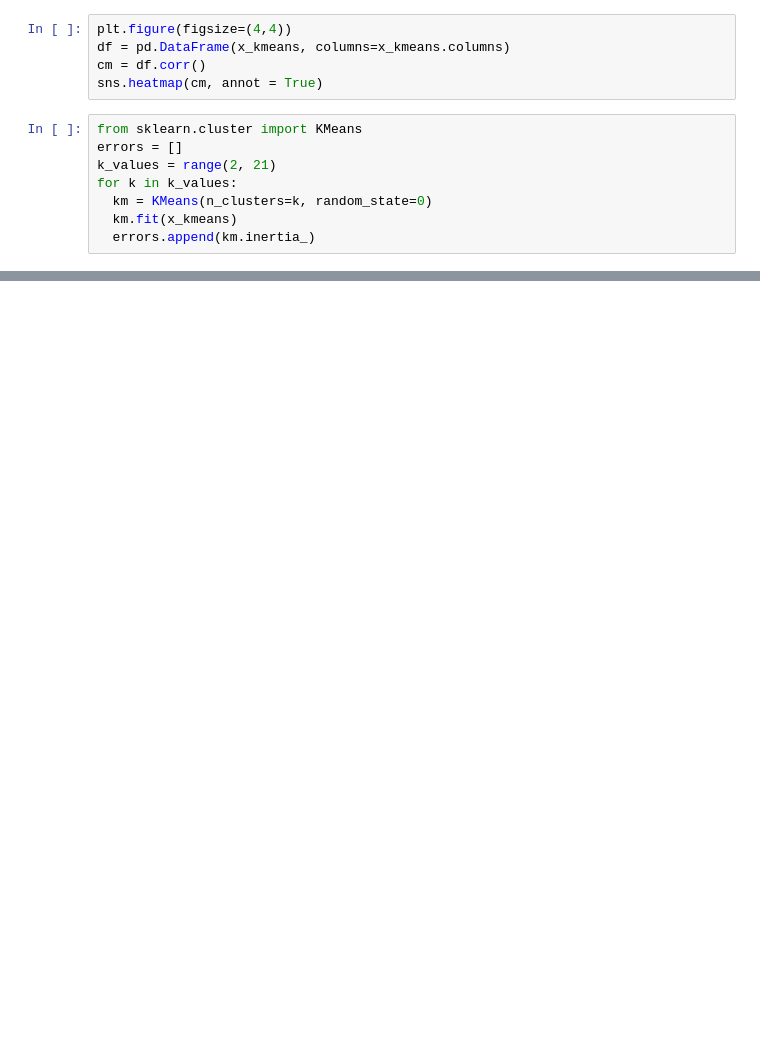
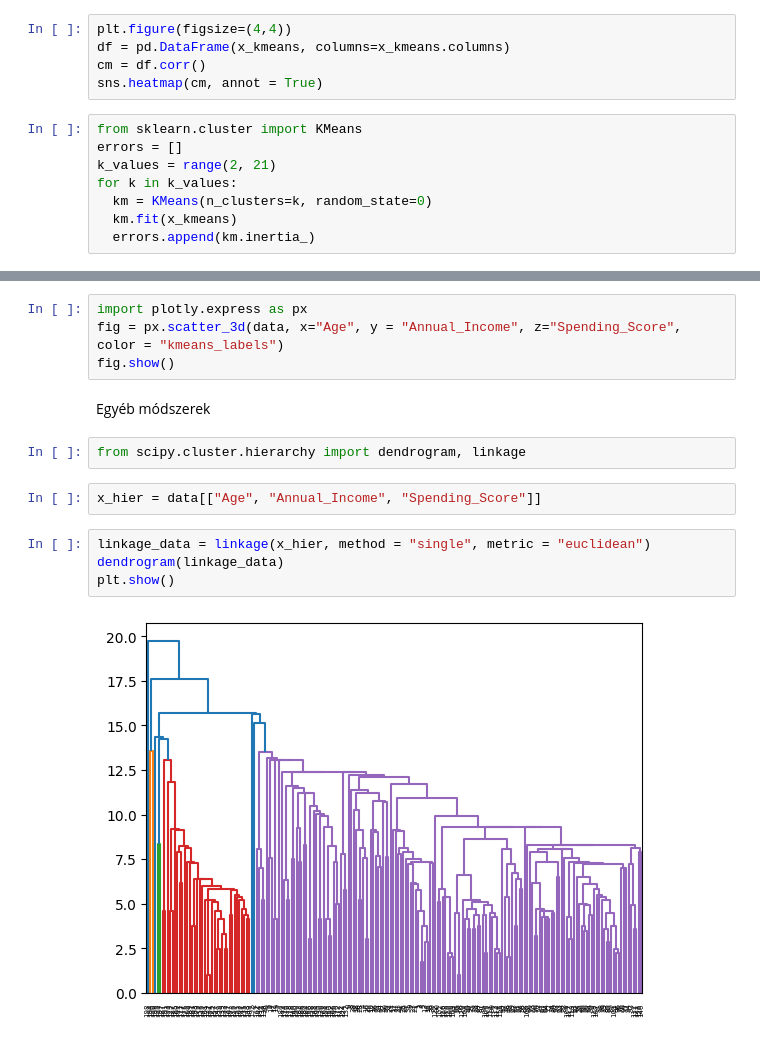
Before and after one commit to Indian1999/klaszterezes, a Jupyter notebook: Klaszterezés_szombat13.ipynb, the cells around one changed output, grey strips where cells are left out. Cells and saved outputs as stored; diff of their text form; blank space fills up the shorter version.

```diff
--- a/Klaszterezés_szombat13.ipynb
+++ b/Klaszterezés_szombat13.ipynb
@@ -56,0 +58,16 @@ plt.show()
+# %%
+import plotly.express as px
+fig = px.scatter_3d(data, x="Age", y = "Annual_Income", z="Spending_Score", color = "kmeans_labels")
+fig.show()
+# %% [markdown]
+Egyéb módszerek
+# %%
+from scipy.cluster.hierarchy import dendrogram, linkage
+# %%
+x_hier = data[["Age", "Annual_Income", "Spending_Score"]]
+# %%
+linkage_data = linkage(x_hier, method = "single", metric = "euclidean")
+dendrogram(linkage_data)
+plt.show()
+# %% [output]
+[figure, added]
```
Also changed, not shown: parts of 11 cells of this notebook.
